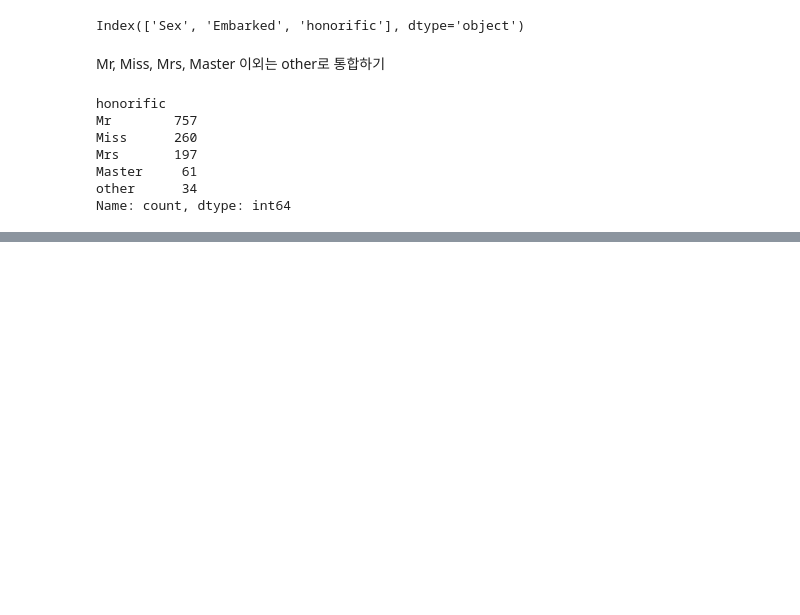
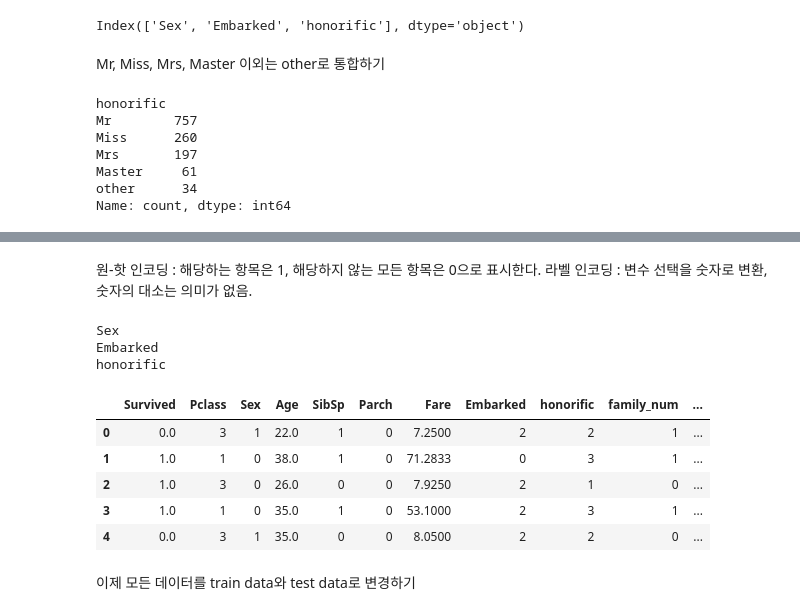
Before and after one commit to yungsuKo/data_science, a Jupyter notebook: 쉽게 시작하는 캐글 데이터 분석/review_240902.ipynb, the cells around one changed output, grey strips where cells are left out. Cells and saved outputs as stored; diff of their text form; code cells hidden in the pictures; blank space fills up the shorter version.

Commit message:
train, test dataset

```diff
--- a/쉽게 시작하는 캐글 데이터 분석/review_240902.ipynb
+++ b/쉽게 시작하는 캐글 데이터 분석/review_240902.ipynb
@@ -255,0 +258,3 @@ Name: count, dtype: int64
+# %% [markdown]
+원-핫 인코딩 : 해당하는 항목은 1, 해당하지 않는 모든 항목은 0으로 표시한다.
+라벨 인코딩 : 변수 선택을 숫자로 변환, 숫자의 대소는 의미가 없음.
@@ -255,0 +263,28 @@ Name: count, dtype: int64
+# %%
+all_df['Embarked'].fillna('missing', inplace=True)
+# %%
+le = LabelEncoder()
+le = le.fit(all_df["Sex"])
+all_df["Sex"] = le.transform(all_df["Sex"])
+# %%
+for cat in categories:
+    le = LabelEncoder()
+    print(cat)
+    if(all_df[cat].dtypes == "object"):
+        le = le.fit(all_df[cat])
+        all_df[cat] = le.transform(all_df[cat])
+# %% [output]
+Sex
+Embarked
+honorific
+# %%
+all_df.head()
+# %% [output]
+|  | Survived | Pclass | Sex | Age | SibSp | Parch | Fare | Embarked | honorific | family_num | ... |
+| 0 | 0.0 | 3 | 1 | 22.0 | 1 | 0 | 7.2500 | 2 | 2 | 1 | ... |
+| 1 | 1.0 | 1 | 0 | 38.0 | 1 | 0 | 71.2833 | 0 | 3 | 1 | ... |
+| 2 | 1.0 | 3 | 0 | 26.0 | 0 | 0 | 7.9250 | 2 | 1 | 0 | ... |
+| 3 | 1.0 | 1 | 0 | 35.0 | 1 | 0 | 53.1000 | 2 | 3 | 1 | ... |
+| 4 | 0.0 | 3 | 1 | 35.0 | 0 | 0 | 8.0500 | 2 | 2 | 0 | ... |
+# %% [markdown]
+이제 모든 데이터를 train data와 test data로 변경하기
```
Also changed, not shown: parts of 4 cells of this notebook.
